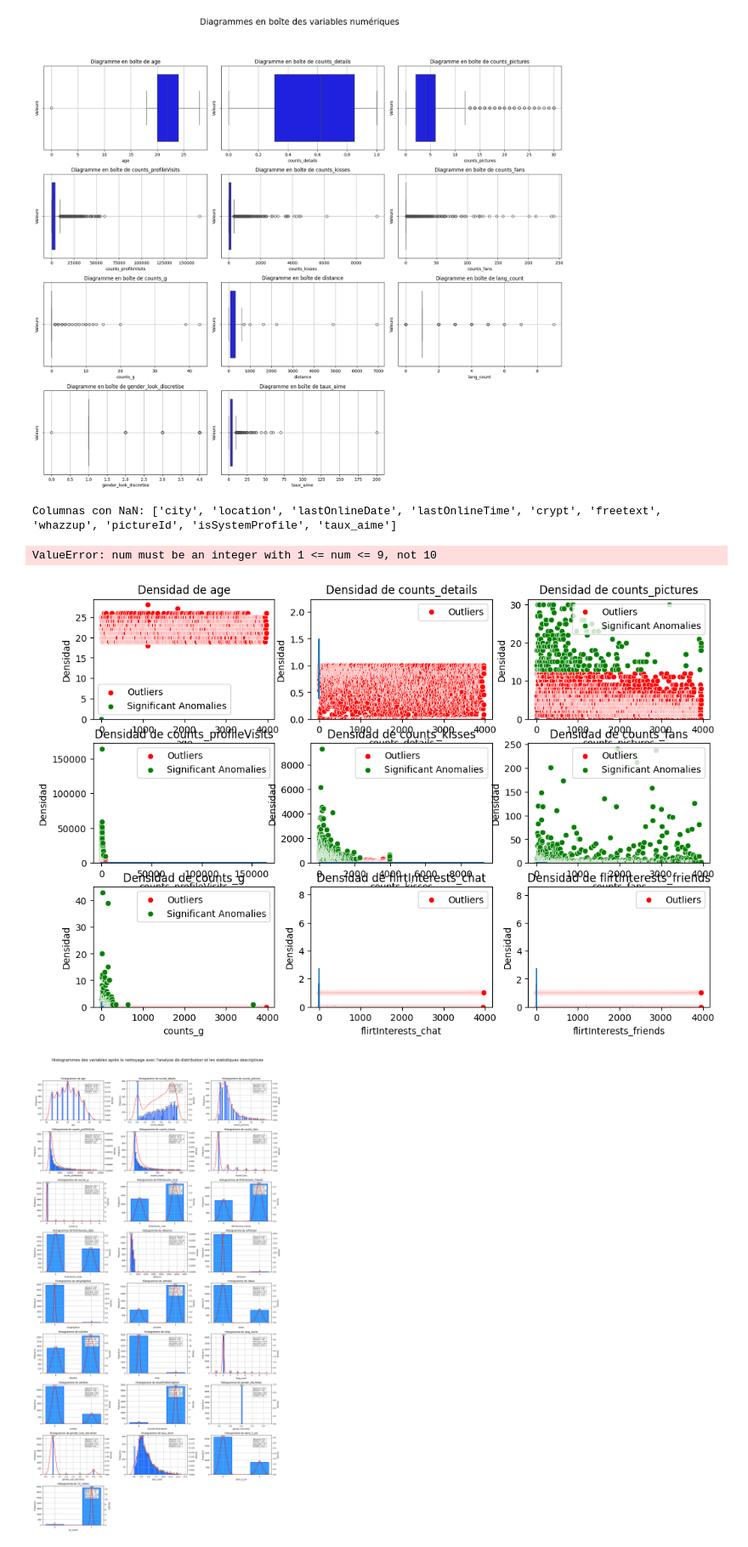
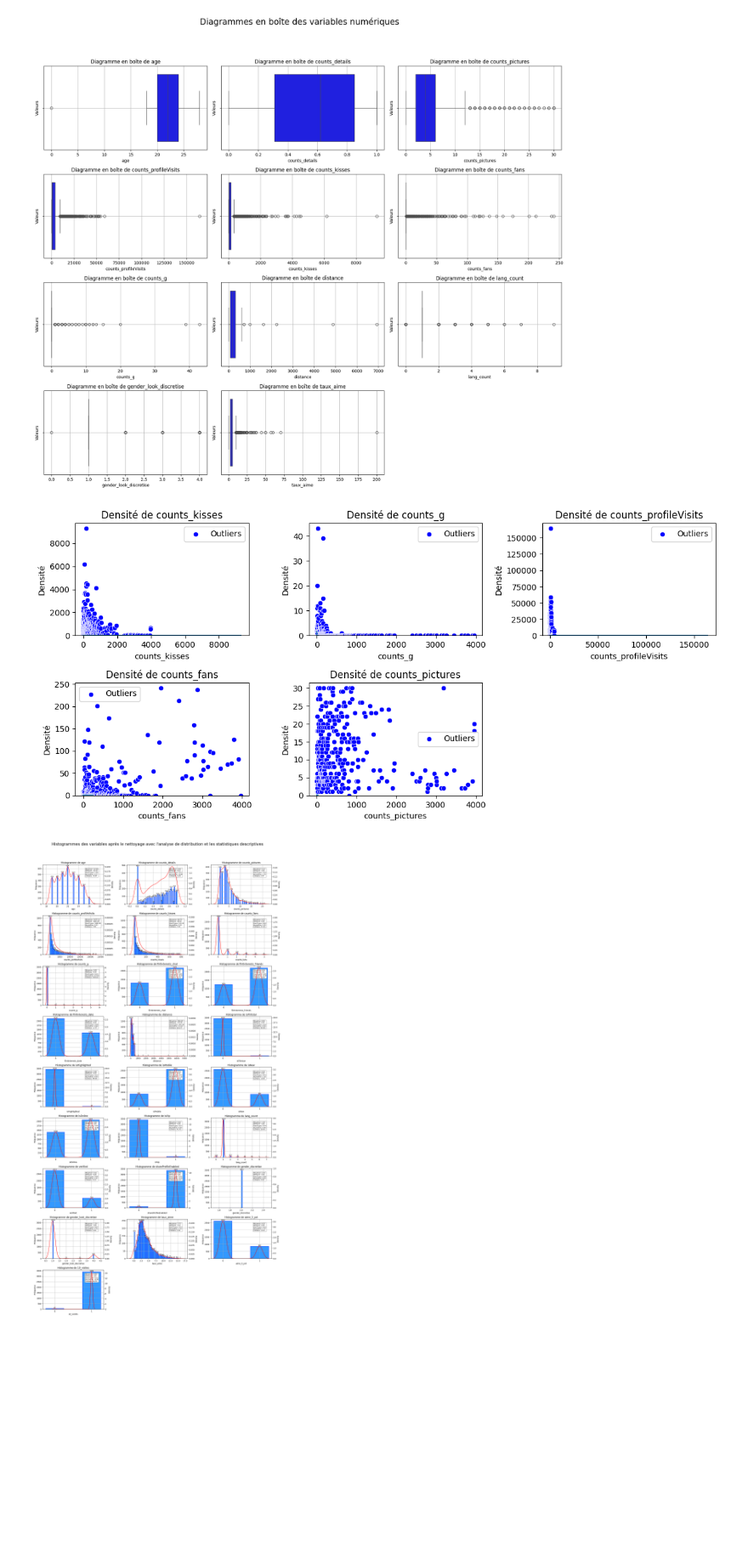
Before and after one commit to KevenJAntenor/Distributed-Systems, a Jupyter notebook: tp1.ipynb, the cells around one changed output. Shown at 85% size. Saved outputs shown, nothing was run; the diff lists cells and outputs as text; code cells hidden in the pictures; blank space fills up the shorter version.

Commit message:
Diagrammes de densité (revises)

```diff
--- a/tp1.ipynb
+++ b/tp1.ipynb
@@ -224,79 +224,52 @@ afficher_diagrammes_de_boite(dataset, "Diagrammes en boîte des variables numér
 # %% [output]
 [figure]
 # %%
-# Verificar qué columnas contienen NaN
-columnas_con_nan = dataset.columns[dataset.isna().any()].tolist()
-print(f"Columnas con NaN: {columnas_con_nan}")
-
-
-# Liste des colonnes à supprimer
-colonnes_a_supprimer = ['city', 'location', 'lastOnlineDate', 'lastOnlineTime', 'crypt',
-                        'freetext', 'whazzup', 'pictureId', 'isSystemProfile', 'taux_aime']
-
-# Supprimer les colonnes spécifiées
-dataset = dataset.drop(colonnes_a_supprimer, axis=1)
-
-
 import pandas as pd
 import seaborn as sns
 import matplotlib.pyplot as plt
 from sklearn.cluster import DBSCAN
 from sklearn.preprocessing import StandardScaler
 
-# Función para graficar densidad y detectar outliers con DBSCAN
+# Fonction pour tracer la densité et détecter les outliers avec DBSCAN pour des colonnes spécifiques
 def graficar_densidad_y_dbscan(dataset):
-    # Seleccionar solo las columnas numéricas para el análisis
-    columnas_numericas = dataset.select_dtypes(include=['float64', 'int64'])
+    # Sélectionner uniquement les colonnes spécifiques pour l'analyse
+    columnas_seleccionadas = ['counts_kisses', 'counts_g', 'counts_profileVisits', 'counts_fans', 'counts_pictures']
+    columnas_numericas = dataset[columnas_seleccionadas]
 
-
-
-    # Escalar los datos
+    # Mettre à l'échelle les données
     scaler = StandardScaler()
     dataset_scaled = scaler.fit_transform(columnas_numericas)
 
-    # Aplicar DBSCAN
-    eps = 0.5  # Radio máximo entre puntos para ser considerados vecinos
-    min_samples = 5  # Número mínimo de puntos para formar un cluster
+    # Appliquer DBSCAN
+    eps = 0.5  # Rayon maximum entre les points pour être considérés comme voisins
+    min_samples = 5  # Nombre minimum de points pour former un cluster
     dbscan = DBSCAN(eps=eps, min_samples=min_samples)
     clusters = dbscan.fit_predict(dataset_scaled)
 
-    # Configurar el tamaño de la figura
+    # Configuration de la taille de la figure
     plt.figure(figsize=(12, 8))
 
-    # Iterar sobre cada columna numérica y graficar la densidad
+    # Itérer sur chaque colonne numérique et tracer la densité
     for i, col in enumerate(columnas_numericas.columns):
-        plt.subplot(3, 3, i + 1)  # Ajustar según el número de columnas numéricas
-        sns.histplot(dataset[col], kde=True, stat='density', linewidth=0)  # Utilizar linewidth=0 para puntos
-        plt.title(f'Densidad de {col}')
+        plt.subplot(3, 3, i + 1)  # Ajuster selon le nombre de colonnes numériques
+        sns.histplot(dataset[col], kde=True, stat='density', linewidth=0)  # Utiliser linewidth=0 pour les points
+        plt.title(f'Densité de {col}')
         plt.xlabel(col)
-        plt.ylabel('Densidad')
+        plt.ylabel('Densité')
 
-        # Destacar los outliers detectados por DBSCAN (valores -1) con puntos rojos
+        # Mettre en évidence les outliers détectés par DBSCAN (valeurs -1) avec des points bleus
         outliers_mask = clusters == -1
-        sns.scatterplot(x=dataset[col][outliers_mask].index, y=dataset[col][outliers_mask], color='r', label='Outliers')
-
-        # Identificar datos anormales usando el rango intercuartílico (IQR)
-        Q1 = dataset[col].quantile(0.25)
-        Q3 = dataset[col].quantile(0.75)
-        IQR = Q3 - Q1
-        lower_bound = Q1 - 1.5 * IQR
-        upper_bound = Q3 + 1.5 * IQR
-
-        # Filtrar datos anormales que están significativamente alejados
-        anomalous_mask = (dataset[col] < lower_bound) | (dataset[col] > upper_bound)
-        sns.scatterplot(x=dataset[col][anomalous_mask].index, y=dataset[col][anomalous_mask], color='g', label='Significant Anomalies')
+        sns.scatterplot(x=dataset[col][outliers_mask].index, y=dataset[col][outliers_mask], color='blue', label='Outliers')
 
         plt.legend()
 
     plt.tight_layout()
     plt.show()
 
-# Ejemplo de uso: Graficar densidad y detectar outliers con DBSCAN
+# Utilisation : Tracer la densité et détecter les outliers avec DBSCAN pour des colonnes spécifiques
 graficar_densidad_y_dbscan(dataset)
 # %% [output]
-Columnas con NaN: ['city', 'location', 'lastOnlineDate', 'lastOnlineTime', 'crypt', 'freetext', 'whazzup', 'pictureId', 'isSystemProfile', 'taux_aime']
-ValueError: num must be an integer with 1 <= num <= 9, not 10
-[figure, old version]
+[figure, new version]
 # %%
 import pandas as pd
 import numpy as np
```
